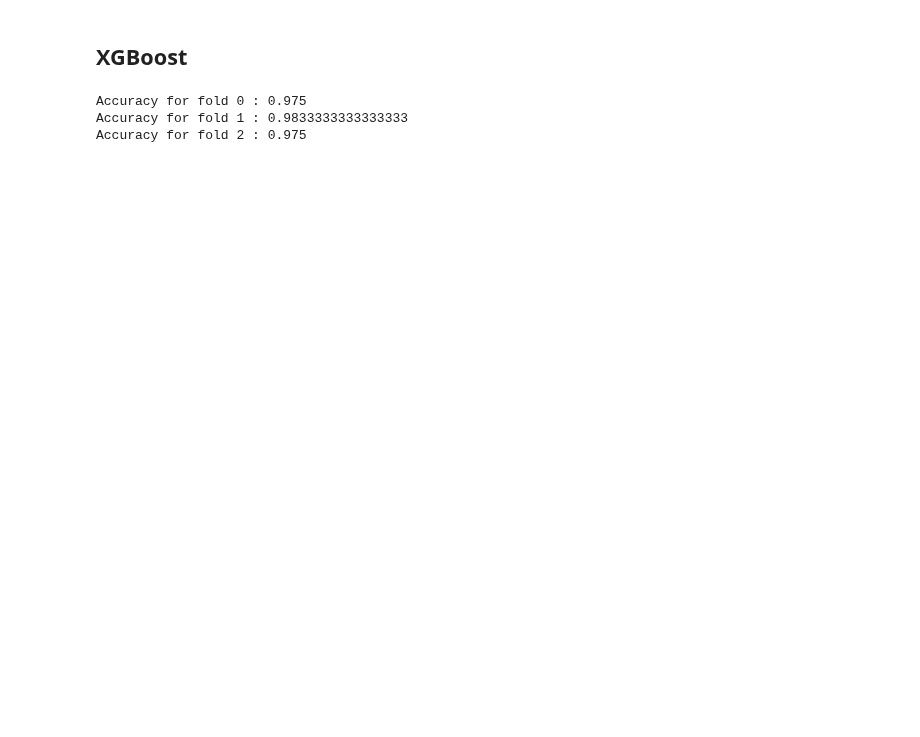
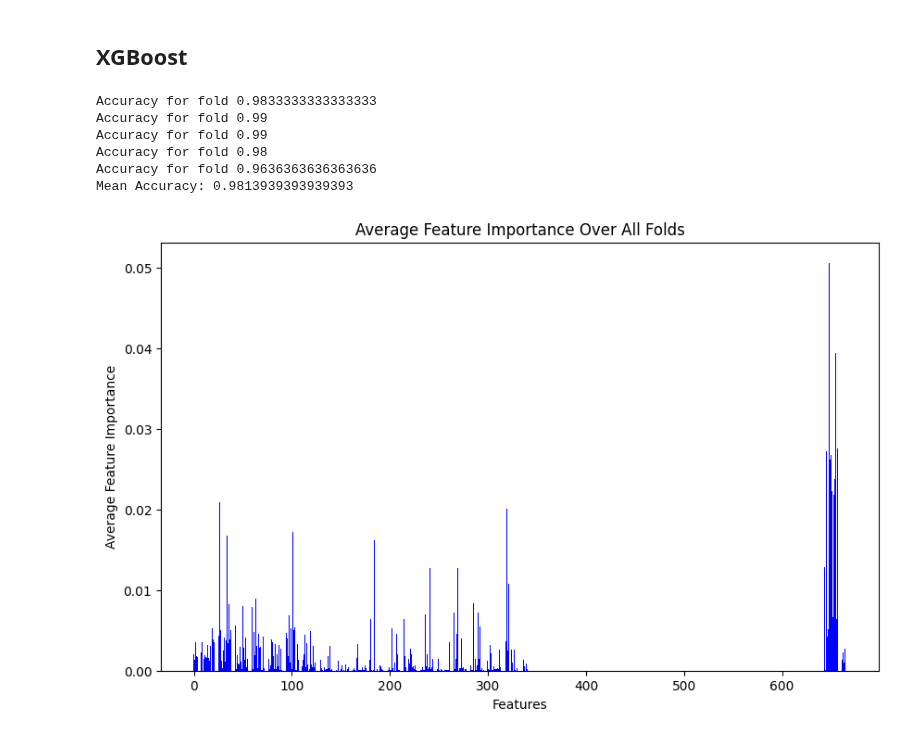
Before and after one commit to peppey/Topological-Data-Analysis-on-Brain-Data, a Jupyter notebook: Anesthesia_Data/Classification.ipynb, the cells around one changed output. Saved outputs shown, nothing was run; the diff lists cells and outputs as text; code cells hidden in the pictures; blank space fills up the shorter version.

```diff
--- a/Anesthesia_Data/Classification.ipynb
+++ b/Anesthesia_Data/Classification.ipynb
@@ -135,9 +185,10 @@ with mlflow.start_run():
 # %% [markdown]
 ## XGBoost
 # %%
-params = {"seed": 1, "learning_rate": 0.1, "n_estimators": 100, "max_depth": 5}
+params = {"seed": 1, "learning_rate": 0.2, "n_estimators": 200, "max_depth": 4, "min_child_weight": 3, "min_child_weight": 0, "max_delta_step": 1, "subsample":0.5}
 xb = xgb.XGBClassifier(**params)
 all_accuracies = []
+all_feature_importances = []
 
 for fold in range(len(X_train)):
     # Remove duplicate columns
@@ -150,11 +201,18 @@ for fold in range(len(X_train)):
     y_pred = xb.predict(X_test[fold])
     accuracy = accuracy_score(y_pred, y_test[fold])
     all_accuracies.append(accuracy)
-    print("Accuracy for fold", fold, ":", accuracy)
+    print("Accuracy for fold", accuracy)
 
-average_accuracty = np.mean(all_accuracies)
-print("Mean Accuracy:", average_accuracty)
+    # Get feature importances for the current fold
+    feature_importances = xb.feature_importances_
+    all_feature_importances.append(feature_importances)
+
+average_accuracy = np.mean(all_accuracies)
+print("Mean Accuracy:", average_accuracy)
 # %% [output]
-Accuracy for fold 0 : 0.975
-Accuracy for fold 1 : 0.9833333333333333
-Accuracy for fold 2 : 0.975
+Accuracy for fold 0.9833333333333333
+Accuracy for fold 0.99
+Accuracy for fold 0.99
+Accuracy for fold 0.98
+Accuracy for fold 0.9636363636363636
+Mean Accuracy: 0.9813939393939393
@@ -160,0 +235,15 @@ Accuracy for fold 2 : 0.975
+# %%
+average_feature_importance = np.mean(all_feature_importances, axis=0)
+
+# Plotting feature importances
+plt.figure(figsize=(10, 6))
+plt.bar(range(len(average_feature_importance)), average_feature_importance, color='b', align='center')
+#plt.xticks(range(len(average_feature_importance)), X_train[fold].columns, rotation=90)
+plt.xlabel('Features')
+plt.ylabel('Average Feature Importance')
+plt.title('Average Feature Importance Over All Folds')
+plt.savefig('All_feature_importances.png')  # Save as PNG
+plt.show()
+# Using all features - leaving out one feature
+# %% [output]
+[figure, added]
```
Also changed, not shown: parts of 18 cells of this notebook.
